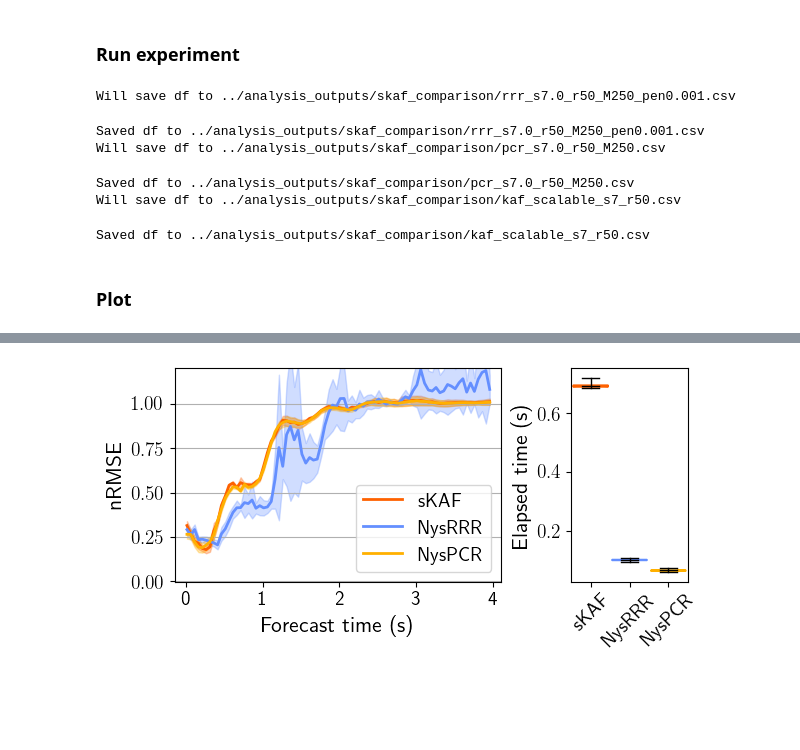
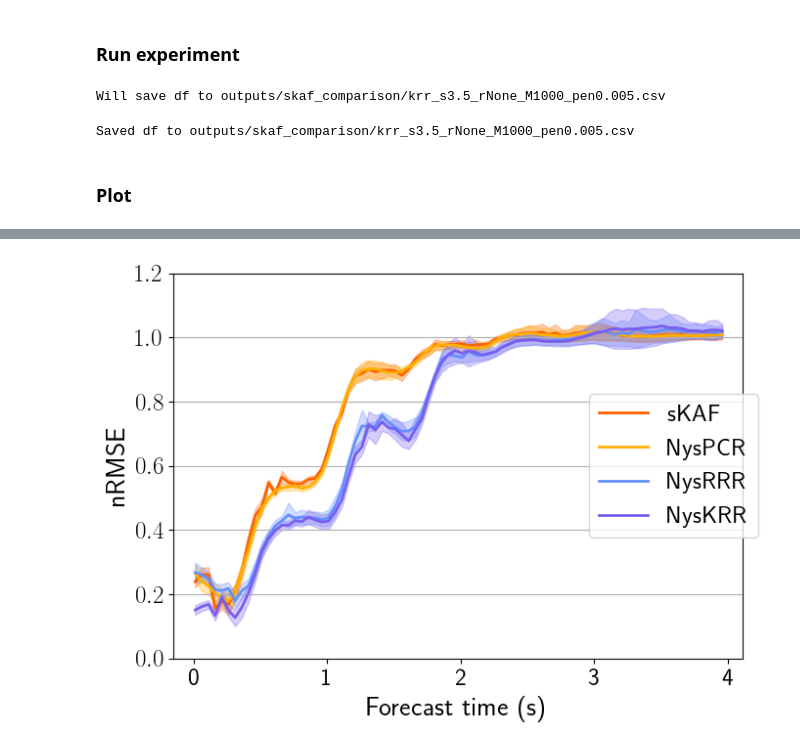
Before and after one commit to Giodiro/NystromKoopman, a Jupyter notebook: notebooks/L63 sKAF Comparison.ipynb, the cells around one changed output, grey strips where cells are left out. Cells and saved outputs as stored; diff of their text form; code cells hidden in the pictures; blank space fills up the shorter version.

```diff
--- a/notebooks/L63 sKAF Comparison.ipynb
+++ b/notebooks/L63 sKAF Comparison.ipynb
@@ -52,7 +50,7 @@ full_data = gen_l63_fulldata(
     n_train, n_test, num_test_sets, max_q=max_q, dt=dt, burnin=5, l63_version=l63_version)
 # %%
 opt = FalkonOptions(use_cpu=True)
-output_path = Path("../analysis_outputs/skaf_comparison/")
+output_path = Path("outputs/skaf_comparison")
 output_path.mkdir(exist_ok=True, parents=True)
 
 model_params = {
@@ -73,13 +71,18 @@ model_params = {
         "num_components": num_components,
         "kernel": GaussianKernel(sigma, opt=opt),
         "M": M,
-        "penalty": 1e-3,
+        "penalty": 1e-4,
+    },
+    "krr": {
+        "kernel": GaussianKernel(sigma, opt=opt),
+        "M": M,
+        "penalty": 5e-3,
     },
     "fastrrr": {
         "num_components": num_components,
         "kernel": GaussianKernel(sigma, opt=opt),
         "M": M,
-        "penalty": 1e-9,
+        "penalty": 1e-4,
         "n_iter": 1,
         "oversampling": 2,
     },
@@ -87,7 +90,7 @@ model_params = {
         "sigma": sigma,
         "approx_rank": num_components,
         "num_features": int(math.sqrt(n_train) * math.log(n_train)),
-        "block_size": 10_000,
+        "block_size": 20_000,
     }
 }
 def name_from_model(model, model_params):
@@ -98,20 +101,24 @@ def name_from_model(model, model_params):
         sigma = params["sigma"]
     if "num_components" in params:
         rank = params["num_components"]
+    elif "approx_rank" in params:
+        rank = params["approx_rank"]
     else:
-        rank = params["approx_rank"]
+        rank = None
     name = f"{model}_s{sigma}_r{rank}"
     if "M" in params:
         name += f"_M{params['M']}"
     if "penalty" in params:
         name += f"_pen{params['penalty']}"
+    if "block_size" in params:
+        name += f"_bs{params['block_size']}"
     return f"{name}"
 # %% [markdown]
 ### Run experiment
 # %%
 qs = np.arange(1, max_q, q_step)
 
-for model in ["rrr", "pcr", "kaf_scalable"]:#"pcr", "fastpcr", "rrr", "fastrrr", "kaf_scalable"]:
+for model in ["krr"]:#"pcr", "fastpcr", "rrr", "fastrrr", "kaf_scalable"]:
     df_save_path = output_path / f"{name_from_model(model, model_params)}.csv"
     print(f"Will save df to {df_save_path}")
     df_dict = []
@@ -131,17 +138,11 @@ for model in ["rrr", "pcr", "kaf_scalable"]:#"pcr", "fastpcr", "rrr", "fastrrr",
     qerr_df.to_csv(df_save_path, index=False)
     print(f"Saved df to {df_save_path}")
 # %% [output]
-Will save df to ../analysis_outputs/skaf_comparison/rrr_s7.0_r50_M250_pen0.001.csv
+Will save df to outputs/skaf_comparison/krr_s3.5_rNone_M1000_pen0.005.csv
-Saved df to ../analysis_outputs/skaf_comparison/rrr_s7.0_r50_M250_pen0.001.csv
-Will save df to ../analysis_outputs/skaf_comparison/pcr_s7.0_r50_M250.csv
+Saved df to outputs/skaf_comparison/krr_s3.5_rNone_M1000_pen0.005.csv
-Saved df to ../analysis_outputs/skaf_comparison/pcr_s7.0_r50_M250.csv
-Will save df to ../analysis_outputs/skaf_comparison/kaf_scalable_s7_r50.csv
-Saved df to ../analysis_outputs/skaf_comparison/kaf_scalable_s7_r50.csv
 # %% [markdown]
 ### Plot
 # %%
-error_ylim = [-0.001, 1.2]
-error_xlim_buf = 15
 plot_df_paths = [
 #     [output_path / "kaf_scalable_s7_r50.csv", "sKAF", IBM_COLORS[0]],
 #     [output_path / "rrr_s7.0_r10_M250_pen0.csv", "NysRRR", IBM_COLORS[1]],
@@ -151,43 +152,15 @@ plot_df_paths = [
 #     [output_path / "rrr_s7.0_r10_M250_pen0.csv", "NysRRR", IBM_COLORS[2]],
 #     [output_path / "rrr_s7.0_r10_M250_pen1e-09.csv", "FastRRR", IBM_COLORS[3]],
     [output_path / "kaf_scalable_s3.5_r50.csv", "sKAF", IBM_COLORS[0]],
-    [output_path / "rrr_s3.5_r50_M250_pen0.001.csv", "NysRRR", IBM_COLORS[1]],
     [output_path / "pcr_s3.5_r50_M250.csv", "NysPCR", IBM_COLORS[2]],
+#     [output_path / "kaf_scalable_s3.5_r50_bs20000.csv", "sKAF 20k", IBM_COLORS[1]],
+#     [output_path / "rrr_s3.5_r50_M250_pen0.0001.csv", "NysRRR(M=250)", IBM_COLORS[1]],  #xx
+    [output_path / "rrr_s3.5_r50_M250_pen0.0001.csv", "NysRRR", IBM_COLORS[1]],  #xx
+    [output_path / "krr_s3.5_rNone_M250_pen0.0001.csv", "NysKRR", IBM_COLORS[3]],
 #     [output_path / "fastpcr_s3.5_r50_M250.csv", "FastPCR", IBM_COLORS[1]],
 #     [output_path / "fastrrr_s3.5_r50_M250_pen1e-09.csv", "FastRRR", IBM_COLORS[3]],
 ]
-for plot_desc in plot_df_paths:
-    plot_desc[0] = pd.read_csv(plot_desc[0])
-
-fig, (ax1, ax2) = plt.subplots(1, 2, width_ratios=[2.8, 1], figsize=(6, 2.9), constrained_layout=True)
-
-stop_after_q_idx = 80
-
-stop_after_q = 0
-for i, (df, label, c) in enumerate(plot_df_paths):
-    ax1.plot(df['q'][:stop_after_q_idx], df['err'][:stop_after_q_idx], label=label, color=c, lw=2)
-    ax1.fill_between(
-        df['q'][:stop_after_q_idx],
-        df['err'][:stop_after_q_idx] - df['std'][:stop_after_q_idx],
-        df['err'][:stop_after_q_idx] + df['std'][:stop_after_q_idx],
-        alpha=0.3, color=c)
-    stop_after_q = max(stop_after_q, df['q'][:stop_after_q_idx].max())
-ax1.set_xlabel("Forecast time (s)")
-ax1.set_ylabel("nRMSE")
-ax1.set_ylim(error_ylim)
-ax1.set_xticks(ax1.get_xticks(), [f"{int(t / 100):d}" for t in ax1.get_xticks()])
-ax1.set_xlim([0 - error_xlim_buf, stop_after_q + error_xlim_buf])
-ax1.legend(loc='best')
-ax1.grid(axis='y')
-
-plot_times = [plot_desc[0]['time'] for plot_desc in plot_df_paths]
-
-box = ax2.boxplot(plot_times, whis=[5, 95], widths=0.9, showfliers=False, notch=True, patch_artist=True)
-for i, patch in enumerate(box['boxes']):
-    plt.setp(patch, color=plot_df_paths[i][2])
-for i, patch in enumerate(box['medians']):
-    plt.setp(patch, color='k')
-ax2.set_xticklabels([plot_desc[1] for plot_desc in plot_df_paths], rotation=45, ha='center')
-ax2.set_ylabel("Elapsed time (s)")
-# fig.savefig(output_path / "kaf_vs_rrr_vs_pcr.png", dpi=300)
+fig = plot_stuffs(plot_df_paths, False)
+fig.tight_layout()
+fig.savefig(output_path / "m250_r50_wkrr.png", dpi=300)
 # %% [output]
@@ -195 +167 @@ Text(0, 0.5, 'Elapsed time (s)')
-[figure, old version]
+[figure, new version]
```
Also changed, not shown: parts of 7 cells of this notebook, 5 other files.
